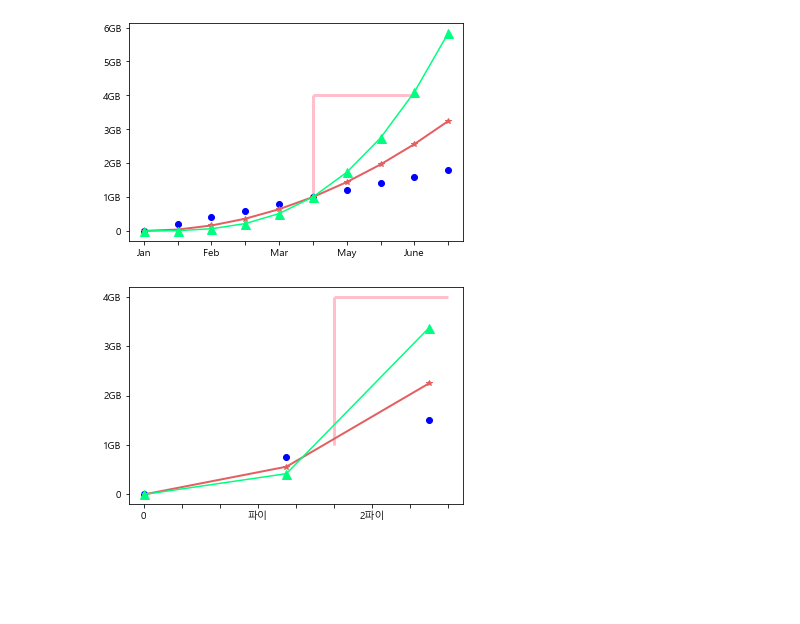
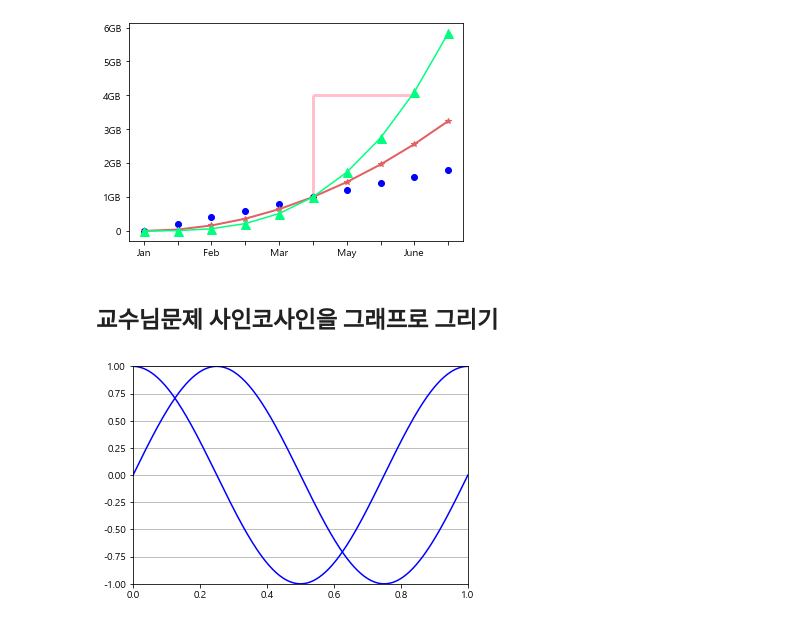
Before and after one commit to EGEG1212/Data-Analysis-2020, a Jupyter notebook: 04.Visual/02.matplotlib.ipynb, the cells around one changed output. Saved outputs shown, nothing was run; the diff lists cells and outputs as text; code cells hidden in the pictures; blank space fills up the shorter version.

```diff
--- a/04.Visual/02.matplotlib.ipynb
+++ b/04.Visual/02.matplotlib.ipynb
@@ -419,23 +419,17 @@ plt.vlines(1, 1, 4, colors='pink', linewidth=3)
 plt.show()
 # %% [output]
 [figure]
-# %%
-#교수님연습문제
-# 삼각함수 sine cosine
-#    0부터 2파이까지
-a = np.arange(0, 2, 0.75)
-
-plt.plot(a, a, 'bo')
-plt.plot(a, a**2, color='#e35f62', marker='*', linewidth=2)
-plt.plot(a, a**3, color='springgreen', marker='^', markersize=9)
-plt.xticks(np.arange(0, 2, 0.2), labels=['0', '', '', '파이', '', '', '2파이'])
-plt.yticks(np.arange(0, 7), ('0', '1GB', '2GB', '3GB', '4GB', '5GB', '6GB'))
-
-#hlines() 함수에 y, xmin, xmax를 순서대로 입력하면, 점 (xmin, y)에서 점 (xmax, y)를 따라 수평선을 표시합니다.
-plt.hlines(4, 1, 1.6, colors='pink', linewidth=3)
-plt.vlines(1, 1, 4, colors='pink', linewidth=3)
-#vlines() 함수에 x, ymin, ymax를 순서대로 입력하면, 점 (x, ymin)에서 점 (x, ymax)를 따라 수평선을 표시
-
-plt.show()
-# %% [output]
-[figure, removed]
+# %% [markdown]
+## 교수님문제 사인코사인을 그래프로 그리기
+# %%
+#검색1_짬뽕완료
+x=np.linspace(0,1,300)
+y=np.sin(2*np.pi*x)   #사인
+y2=np.cos(2*np.pi*x)  #코사인
+plt.plot(x,y,x,y2, color='blue',linestyle='-',marker='None')
+plt.xlim(0,1)
+plt.ylim(-1,1)
+plt.grid(True, axis='y')
+plt.show()
+# %% [output]
+[figure, added]
```
Also changed, not shown: parts of 41 cells of this notebook, 1 other file.
